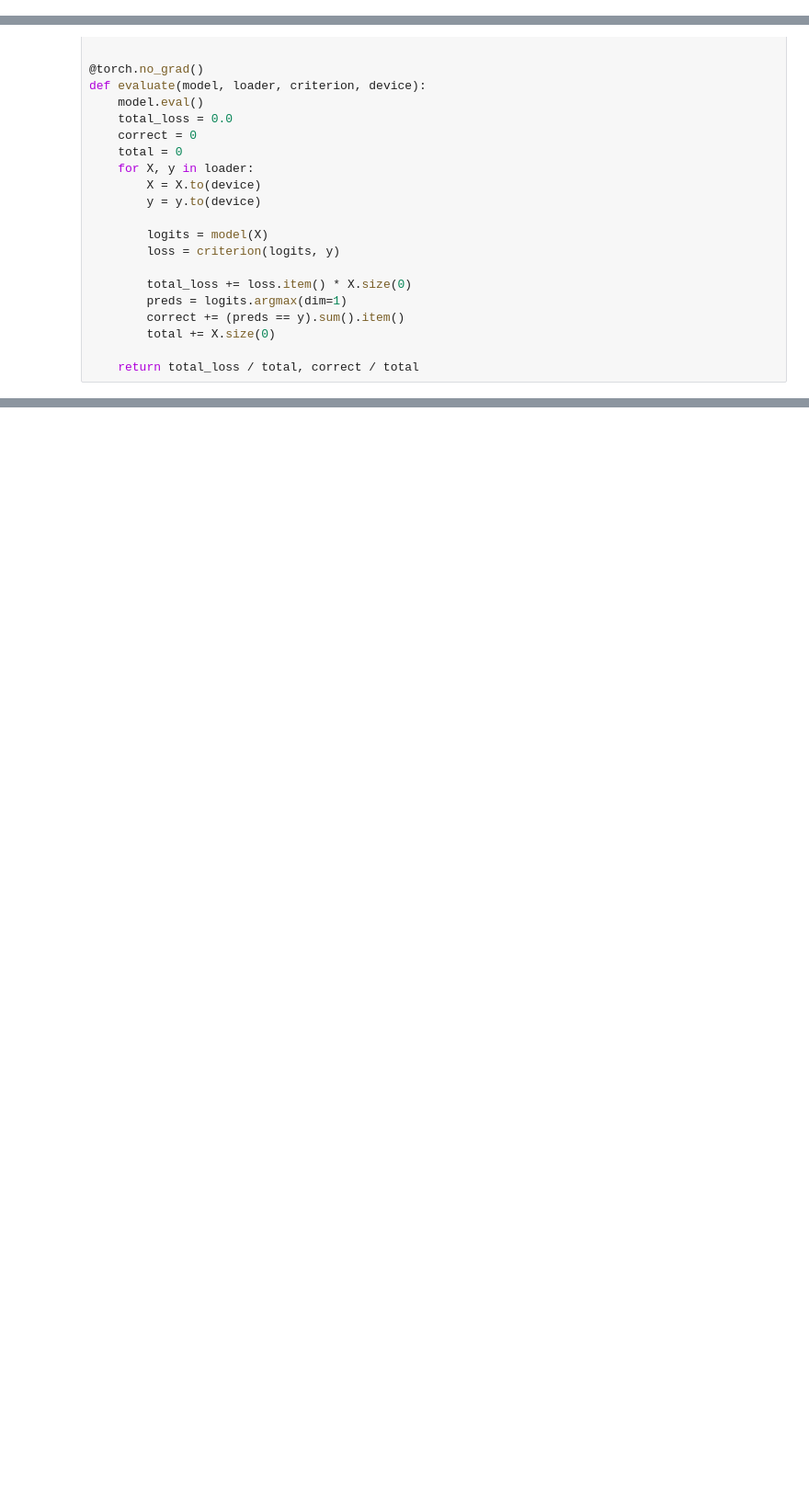
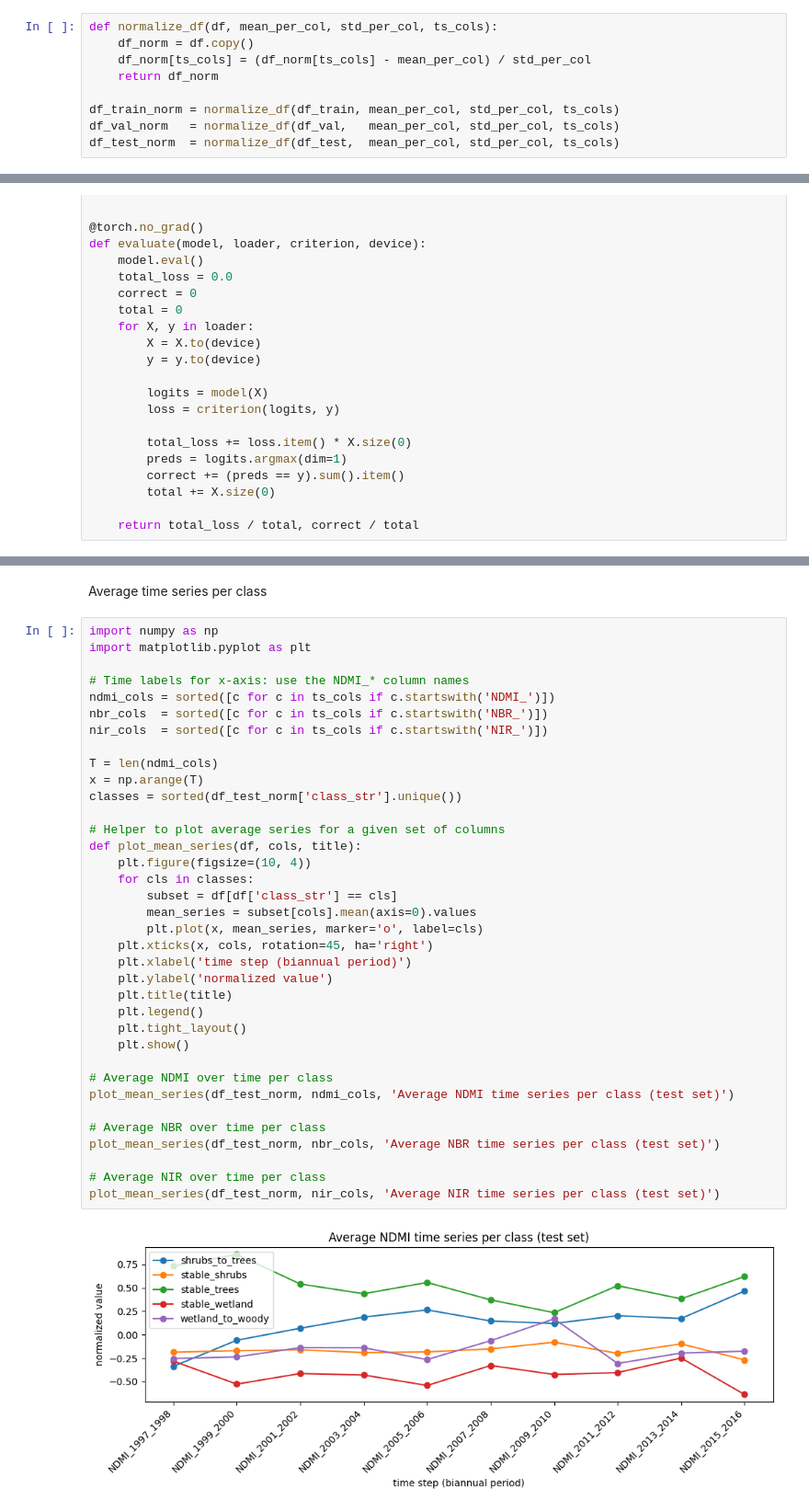
Before and after one commit to jjkiljanski/biebrza-shrub-encroachment-analysis, a Jupyter notebook: ml_model_training.ipynb, the cells around one changed output, grey strips where cells are left out. Shown at 92% size. Cells and saved outputs as stored; diff of their text form; blank space fills up the shorter version.

```diff
--- a/ml_model_training.ipynb
+++ b/ml_model_training.ipynb
@@ -240 +345,10 @@ print('\nClass weights tensor:', class_weights)
+# %%
+def normalize_df(df, mean_per_col, std_per_col, ts_cols):
+    df_norm = df.copy()
+    df_norm[ts_cols] = (df_norm[ts_cols] - mean_per_col) / std_per_col
+    return df_norm
+
+df_train_norm = normalize_df(df_train, mean_per_col, std_per_col, ts_cols)
+df_val_norm   = normalize_df(df_val,   mean_per_col, std_per_col, ts_cols)
+df_test_norm  = normalize_df(df_test,  mean_per_col, std_per_col, ts_cols)
 # %% [markdown]
@@ -430,0 +810,40 @@ for idx, cls in enumerate(le.classes_):
+# %% [markdown]
+Average time series per class
+# %%
+import numpy as np
+import matplotlib.pyplot as plt
+
+# Time labels for x-axis: use the NDMI_* column names
+ndmi_cols = sorted([c for c in ts_cols if c.startswith('NDMI_')])
+nbr_cols  = sorted([c for c in ts_cols if c.startswith('NBR_')])
+nir_cols  = sorted([c for c in ts_cols if c.startswith('NIR_')])
+
+T = len(ndmi_cols)
+x = np.arange(T)
+classes = sorted(df_test_norm['class_str'].unique())
+
+# Helper to plot average series for a given set of columns
+def plot_mean_series(df, cols, title):
+    plt.figure(figsize=(10, 4))
+    for cls in classes:
+        subset = df[df['class_str'] == cls]
+        mean_series = subset[cols].mean(axis=0).values
+        plt.plot(x, mean_series, marker='o', label=cls)
+    plt.xticks(x, cols, rotation=45, ha='right')
+    plt.xlabel('time step (biannual period)')
+    plt.ylabel('normalized value')
+    plt.title(title)
+    plt.legend()
+    plt.tight_layout()
+    plt.show()
+
+# Average NDMI over time per class
+plot_mean_series(df_test_norm, ndmi_cols, 'Average NDMI time series per class (test set)')
+
+# Average NBR over time per class
+plot_mean_series(df_test_norm, nbr_cols, 'Average NBR time series per class (test set)')
+
+# Average NIR over time per class
+plot_mean_series(df_test_norm, nir_cols, 'Average NIR time series per class (test set)')
+# %% [output]
+[figure, added]
```
Also changed, not shown: parts of 37 cells of this notebook.
